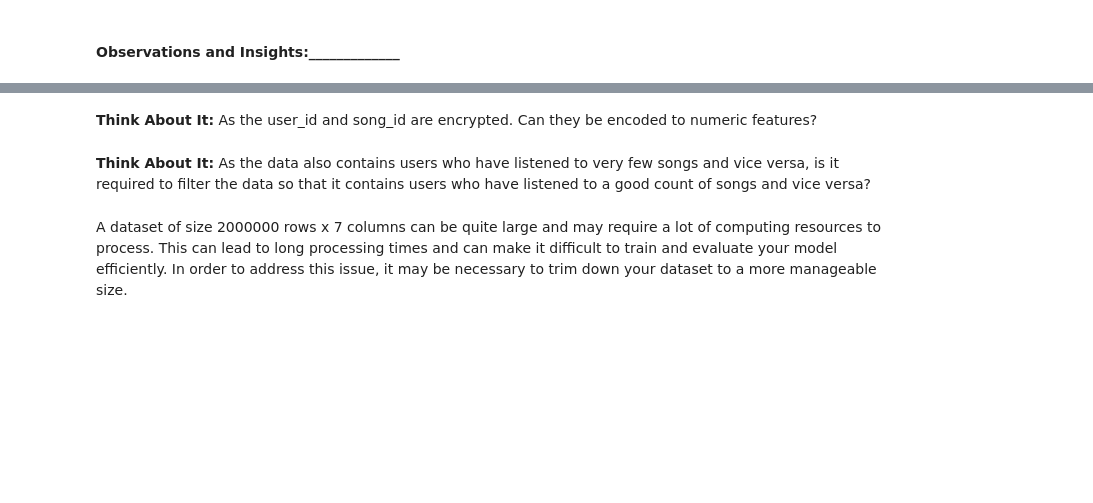
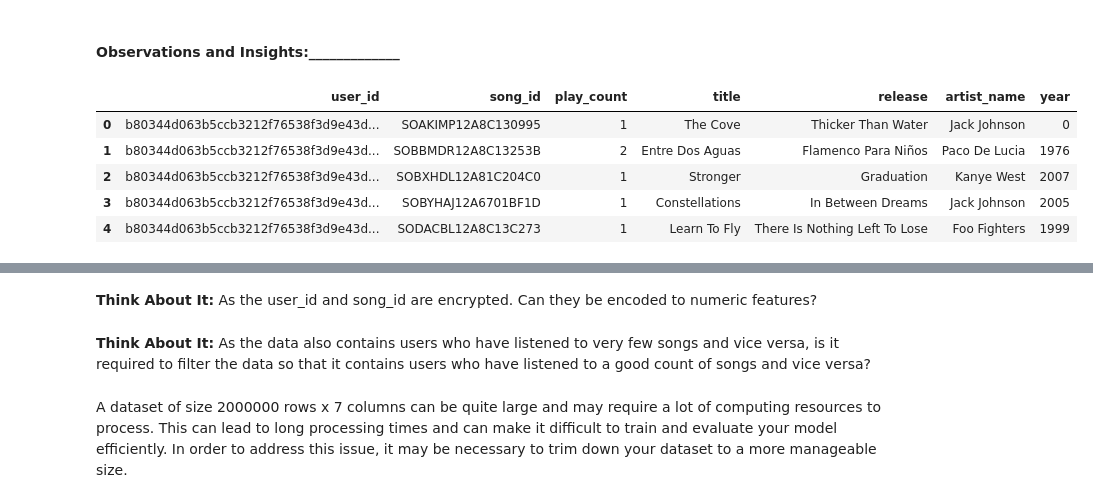
Before and after one commit to eyvonec/MIT_Professional_Education_Project, a Jupyter notebook: Music_Recommendation_System_Full_Code.ipynb, the cells around one changed output, grey strips where cells are left out. Saved outputs shown, nothing was run; the diff lists cells and outputs as text; code cells hidden in the pictures; blank space fills up the shorter version.

```diff
--- a/Music_Recommendation_System_Full_Code.ipynb
+++ b/Music_Recommendation_System_Full_Code.ipynb
@@ -88,7 +187,18 @@ http://millionsongdataset.com/
 #### **Observations and Insights:_____________**
 # %%
 # Left merge the count_df and song_df data on "song_id". Drop duplicates from song_df data simultaneously
+# Dropping duplicates from song_df
+song_df = song_df.drop_duplicates(subset=['song_id'])
 
+# Performing a left merge
 # Drop the column 'Unnamed: 0'
-
 ## Name the obtained dataframe as "df"
+df = pd.merge(count_df, song_df, on='song_id', how='left').drop('Unnamed: 0', axis=1)
+df.head()
+# %% [output]
+|  | user_id | song_id | play_count | title | release | artist_name | year |
+| 0 | b80344d063b5ccb3212f76538f3d9e43d... | SOAKIMP12A8C130995 | 1 | The Cove | Thicker Than Water | Jack Johnson | 0 |
+| 1 | b80344d063b5ccb3212f76538f3d9e43d... | SOBBMDR12A8C13253B | 2 | Entre Dos Aguas | Flamenco Para Niños | Paco De Lucia | 1976 |
+| 2 | b80344d063b5ccb3212f76538f3d9e43d... | SOBXHDL12A81C204C0 | 1 | Stronger | Graduation | Kanye West | 2007 |
+| 3 | b80344d063b5ccb3212f76538f3d9e43d... | SOBYHAJ12A6701BF1D | 1 | Constellations | In Between Dreams | Jack Johnson | 2005 |
+| 4 | b80344d063b5ccb3212f76538f3d9e43d... | SODACBL12A8C13C273 | 1 | Learn To Fly | There Is Nothing Left To Lose | Foo Fighters | 1999 |
```
Also changed, not shown: parts of 16 cells of this notebook.
